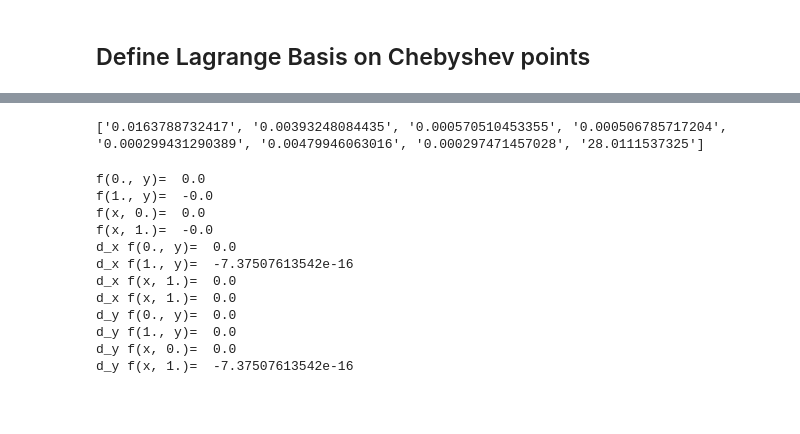
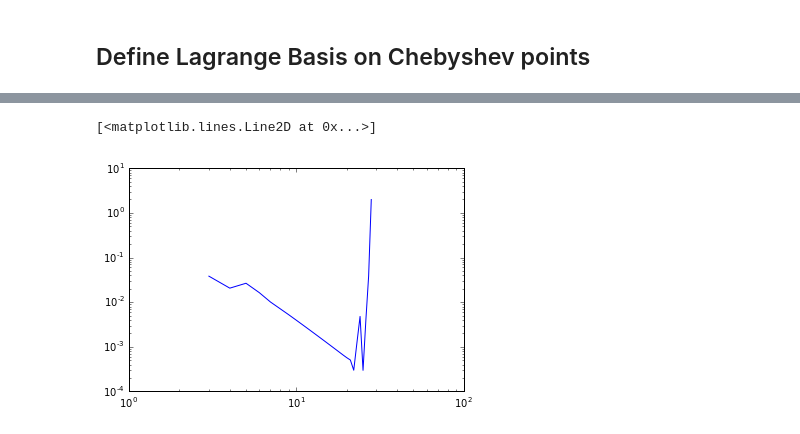
Before and after one commit to pdicerbo/P1.4, a Jupyter notebook: Basics/FinalProject.ipynb, the cells around one changed output, grey strips where cells are left out. Saved outputs shown, nothing was run; the diff lists cells and outputs as text; code cells hidden in the pictures; blank space fills up the shorter version.

```diff
--- a/Basics/FinalProject.ipynb
+++ b/Basics/FinalProject.ipynb
@@ -291,73 +278,33 @@ print(final_res)
-# %%
-Results = ["0.0163788732417", "0.00393248084435", "0.000570510453355","0.000506785717204", "0.000299431290389", "0.00479946063016", "0.000297471457028", "28.0111537325"]
-pol_order = ["6", "10", "20", "21", "22", "24", "25", "30"]
-print(Results)
-# %% [output]
-['0.0163788732417', '0.00393248084435', '0.000570510453355', '0.000506785717204', '0.000299431290389', '0.00479946063016', '0.000297471457028', '28.0111537325']
+# %%
+results = ['0.0383010380951', '0.0206406034671', '0.0265680598816', '0.0163788732417',
+          '0.010092781709', '0.00712123176194', '0.00523004901213', '0.00393248084435', '0.00303035273822',
+          '0.00238471178833', '0.00191013071978', '0.00155351793527', '0.00128040249075', '0.00106771594283',
+           '0.00089961530891', '0.000765112621284', '0.000656223432052', '0.000570510453355', '0.000506785717204',
+          '0.000299431290389', '0.00125990533529', '0.00479946063016', '0.000297471457028', '0.00402823333211',
+           '0.0385046470852', '1.99484298231']
+pol_order = ['3', '4', '5', '6', '7', '8', '9', '10', '11', '12', '13', '14', '15', '16', '17',
+             '18', '19', '20', '21', '22', '23', '24', '25', '26', '27', '28']
+
+loglog(pol_order, results)
+# %% [output]
+[<matplotlib.lines.Line2D at 0x...>]
+[figure, added]
 # %%
 from sympy import *
 from numpy import pi as Pi
 
-q, r = symbols('q r')
+q, r, t = symbols('q r t')
 
 # desired_sol = sin(q**2 * r**2 * (q - 1.)**2 * (r - 1.)**2) * (q - 1.)**2 *(r - 1.)**3
-desired_sol = sin(Pi * q) * sin(Pi * r) * q * (q - 1.) * r *(r - 1.)
-
-#test_f = q**2 * r
-
-#print(test_f)
-#print(diff(test_f, q))
-#print("f = ", test_f.subs(0., 0.))
-#print("f = ", test_f.subs(1., -1.))
+desired_sol = sin(Pi * q - t) * sin(Pi * r - t) * q * (q - 1.) * r *(r - 1.)
 
 dx = diff(desired_sol, q)
 dy = diff(desired_sol, r)
 
 laplacian = diff(desired_sol, q, 2) + diff(desired_sol, r, 2)
 
-forcing_term = -laplacian
+forcing_term = lambdify("q, r, t", -laplacian, "numpy")
 
-f_lambd = lambdify("q, r", desired_sol, "numpy")
-fx      = lambdify("q, r", dx, "numpy")
-fy      = lambdify("q, r", dy, "numpy")
-
-pt = .4
-
-print("f(0., y)= ", f_lambd(0., pt))
-print("f(1., y)= ", f_lambd(1., pt))
-print("f(x, 0.)= ", f_lambd(pt, 0.))
-print("f(x, 1.)= ", f_lambd(pt, 1.))
-print("d_x f(0., y)= ", fx(0., pt))
-print("d_x f(1., y)= ", fx(1., pt))
-print("d_x f(x, 1.)= ", fx(pt, 0.))
-print("d_x f(x, 1.)= ", fx(pt, 1.))
-print("d_y f(0., y)= ", fy(0., pt))
-print("d_y f(1., y)= ", fy(1., pt))
-print("d_y f(x, 0.)= ", fy(pt, 0.))
-print("d_y f(x, 1.)= ", fy(pt, 1.))
-
-# print("f(0., y)= ", desired_sol.subs(0., r))
-# print("f(1., y)= ", desired_sol.subs(.7, .7))
-# print("f(x, 0.)= ", desired_sol.subs(q, 0.))
-# print("f(x, 1.)= ", desired_sol.subs(q, 1.))
-# print("d_x f(0., y)= ", dx.subs(0., r))
-# print("d_x f(1., y)= ", dx.subs(1., r))
-# print("d_x f(x, 1.)= ", dx.subs(q, 0.))
-# print("d_x f(x, 1.)= ", dx.subs(q, 1.))
-# print("d_y f(0., y)= ", dy.subs(0., r))
-# print("d_y f(1., y)= ", dy.subs(1., r))
-# print("d_y f(x, 0.)= ", dy.subs(q, 0.))
-# print("d_y f(x, 1.)= ", dy.subs(q, 1.))
+f_lambd = lambdify("q, r, t", desired_sol, "numpy")
+fx      = lambdify("q, r, t", dx, "numpy")
+fy      = lambdify("q, r, t", dy, "numpy")
-# %% [output]
-f(0., y)=  0.0
-f(1., y)=  -0.0
-f(x, 0.)=  0.0
-f(x, 1.)=  -0.0
-d_x f(0., y)=  0.0
-d_x f(1., y)=  -7.37507613542e-16
-d_x f(x, 1.)=  0.0
-d_x f(x, 1.)=  0.0
-d_y f(0., y)=  0.0
-d_y f(1., y)=  0.0
-d_y f(x, 0.)=  0.0
-d_y f(x, 1.)=  -7.37507613542e-16
```
Also changed, not shown: parts of 6 cells of this notebook.
